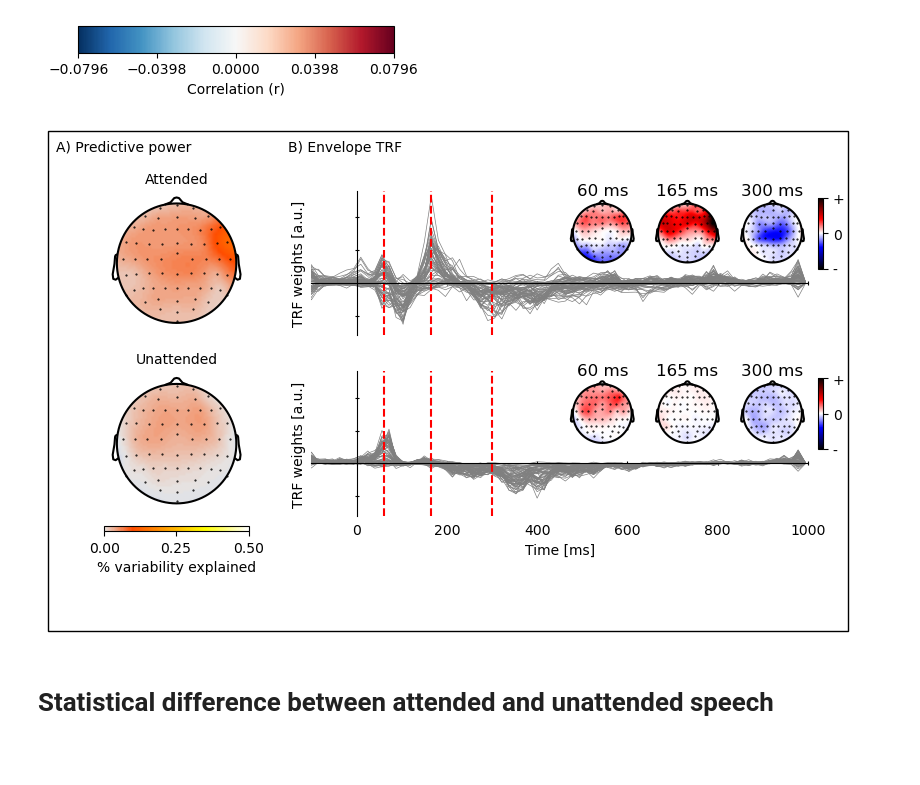
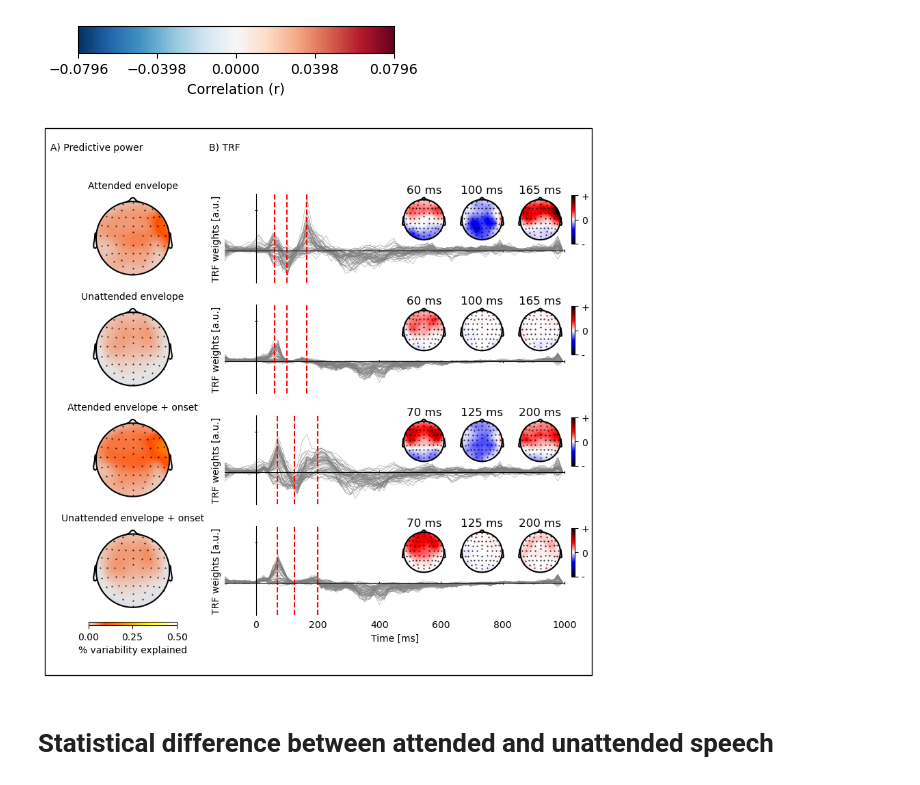
Before and after one commit to sylmester/fuglsang, a Jupyter notebook: figures/aad_topo_maps.ipynb, the cells around one changed output. Cells and saved outputs as stored; diff of their text form; code cells hidden in the pictures; blank space fills up the shorter version.

Commit message:
Updated topo maps with onset predictor

```diff
--- a/figures/aad_topo_maps.ipynb
+++ b/figures/aad_topo_maps.ipynb
@@ -112,23 +112,30 @@ fig.savefig(file_paths.FIGURES_DIR / 'topomaps.pdf', dpi=300)
 # %%
 cases = []
 for subject in SUBJECTS:
-    for attention, name in zip(['attended', 'unattended'], ['attended', 'unattended']):
+    for attention, name in zip(['attended', 'unattended', 'attended_envelope_onset', 'unattended_envelope_onset'], ['attended', 'unattended', 'attended_envelope_onset', 'unattended_envelope_onset']):
         trf = eelbrain.load.unpickle(file_paths.TRF_DIR / subject / f"{subject}_{name}_trf.pickle")
         prediction_accuracy = trf.proportion_explained * 100  # to %
-        cases.append([subject, trf.h, prediction_accuracy, attention])
+
+        if isinstance(trf.h, tuple):
+            h = eelbrain.combine(trf.h, name=name).sum('case')
+        else:
+            h = trf.h
+        cases.append([subject, h, prediction_accuracy, attention])
 
 column_names = ['subject', 'trf', 'prediction_accuracy','attention']
 data_trfs = eelbrain.Dataset.from_caselist(column_names, cases, random='subject')
 # %%
 # Initialize figure
-figure = plt.figure(figsize=(8, 5))
-gridspec = figure.add_gridspec(7, 9, left=0.01, right=0.95, hspace=1.5)
+figure = plt.figure(figsize=(8, 8))
+gridspec = figure.add_gridspec(12, 9, left=0.01, right=0.95, hspace=1.5)
 topo_args = dict(clip='circle')
 det_args = dict(**topo_args, vmax=0.5, cmap='lux-gray')
 trf_vmax = 0.007
 labels = {
-    'attended': 'attended',
-    'unattended': 'unattended',
+    'attended': 'attended envelope',
+    'unattended': 'unattended envelope',
+    'attended_envelope_onset': 'Attended envelope + onset',
+    'unattended_envelope_onset': 'Unattended envelope + onset'
 }
 
 # A) Prediction accuracies
@@ -138,39 +145,45 @@ for attention_idx, attention in enumerate(labels):
     label = labels[attention]
     axes.set_title(f"{label.capitalize()}", loc='center', size=10)
 p.plot_colorbar(below=axes, label="% variability explained", clipmin=0, ticks=5, h=2)
 
 # B) data_TRFs
-times = [0.06, 0.165, 0.30]
-time_labels = ['%d ms' % (time*1000) for time in times]
+
 for attention_idx, attention in enumerate(labels):
+    if attention_idx <= 1:
+        times = [0.06, 0.100, 0.165]
+        time_labels = ['%d ms' % (time*1000) for time in times]
+    else:
+        times = [0.07, 0.125, 0.200]
+        time_labels = ['%d ms' % (time*1000) for time in times]
+
     axes = figure.add_subplot(gridspec[attention_idx*3: attention_idx*3+3, 3:9])
     reference_index = data_trfs['attention'] == attention
     trf = data_trfs[reference_index, 'trf']
 
     # Plot butterfly TRF
-    kwargs = dict(vmin=-0.004, vmax=0.007, linewidth=0.5, color='#808080', ylabel='TRF weights [a.u.]', frame='t', yticklabels='none', xlim=(-0.100, 1.000), clip=True)
-    if attention_idx != 1:
+    kwargs = dict(vmin=-0.004, vmax=0.007, linewidth=0.3, color='#808080', ylabel='TRF weights [a.u.]', frame='t', yticklabels='none', xlim=(-0.100, 1.000), clip=True)
+    if attention_idx != 3:
         kwargs.update(dict(xticklabels='none', xlabel=''))
     plot = eelbrain.plot.Butterfly(trf, axes=axes, **kwargs)
     for time in times:
         plot.add_vline(time, color='r', linestyle='--')
 
     # Plot topomaps
     axes = [
         figure.add_subplot(gridspec[attention_idx*3: attention_idx*3+2, 6]),
         figure.add_subplot(gridspec[attention_idx*3: attention_idx*3+2, 7]),
         figure.add_subplot(gridspec[attention_idx*3: attention_idx*3+2, 8]),
     ]
     plot_topo = eelbrain.plot.Topomap([trf.sub(time=time) for time in times], axes=axes, axtitle=time_labels, columns=len(times), vmax=trf_vmax, **topo_args)
     plot_topo.plot_colorbar(right_of=axes[-1], label='', label_rotation=90, ticks={trf_vmax:'+', -trf_vmax:'-', 0:'0'})
 
 figure.text(0.01, 0.96, 'A) Predictive power', size=10)
-figure.text(0.30, 0.96, 'B) Envelope TRF', size=10)
+figure.text(0.30, 0.96, 'B) TRF', size=10)
 
 figure.savefig(file_paths.FIGURES_DIR / 'topo-butterflies.pdf')
 eelbrain.plot.figure_outline()
 # %% [output]
-[figure, old version]
+[figure, new version]
 # %% [markdown]
 # Statistical difference between attended and unattended speech
 # %%
```
